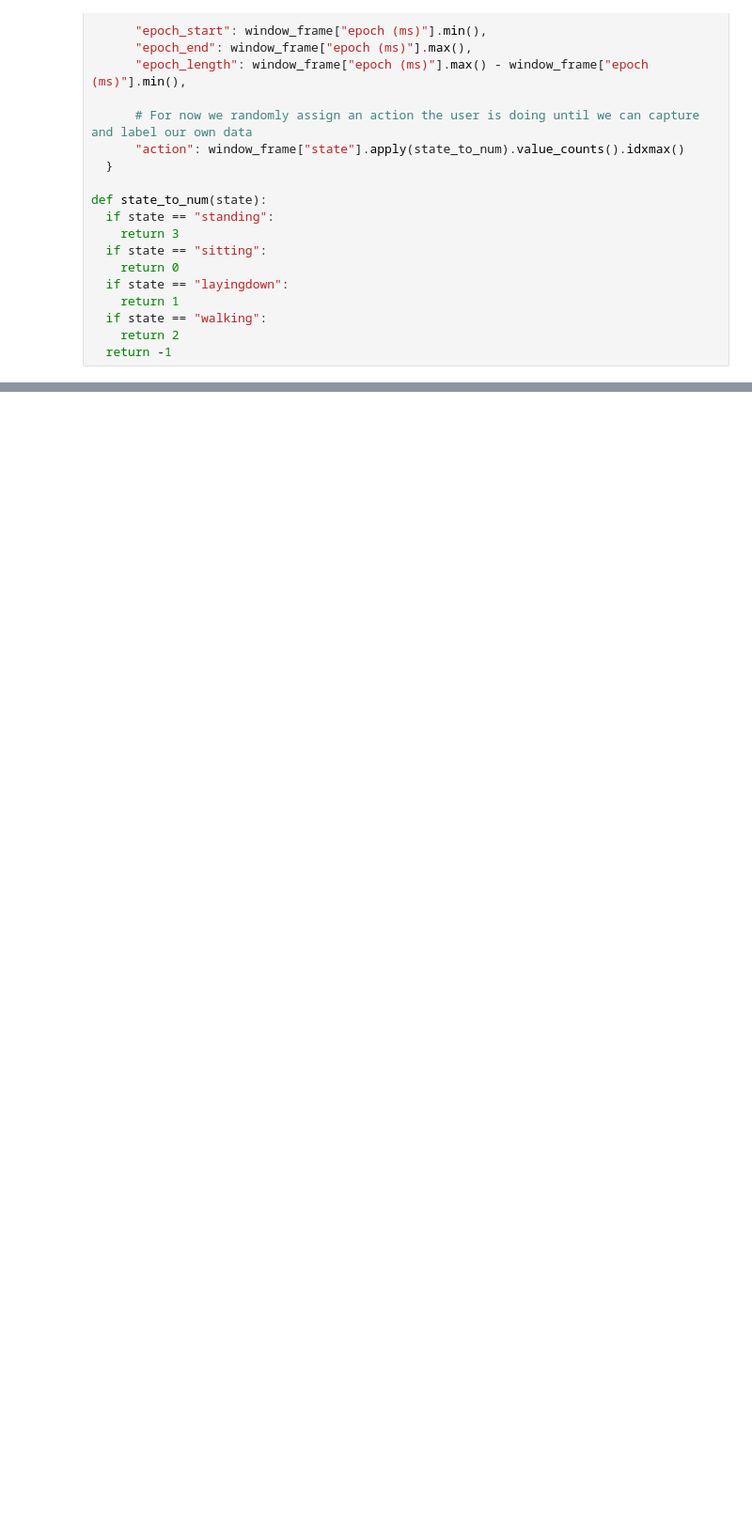
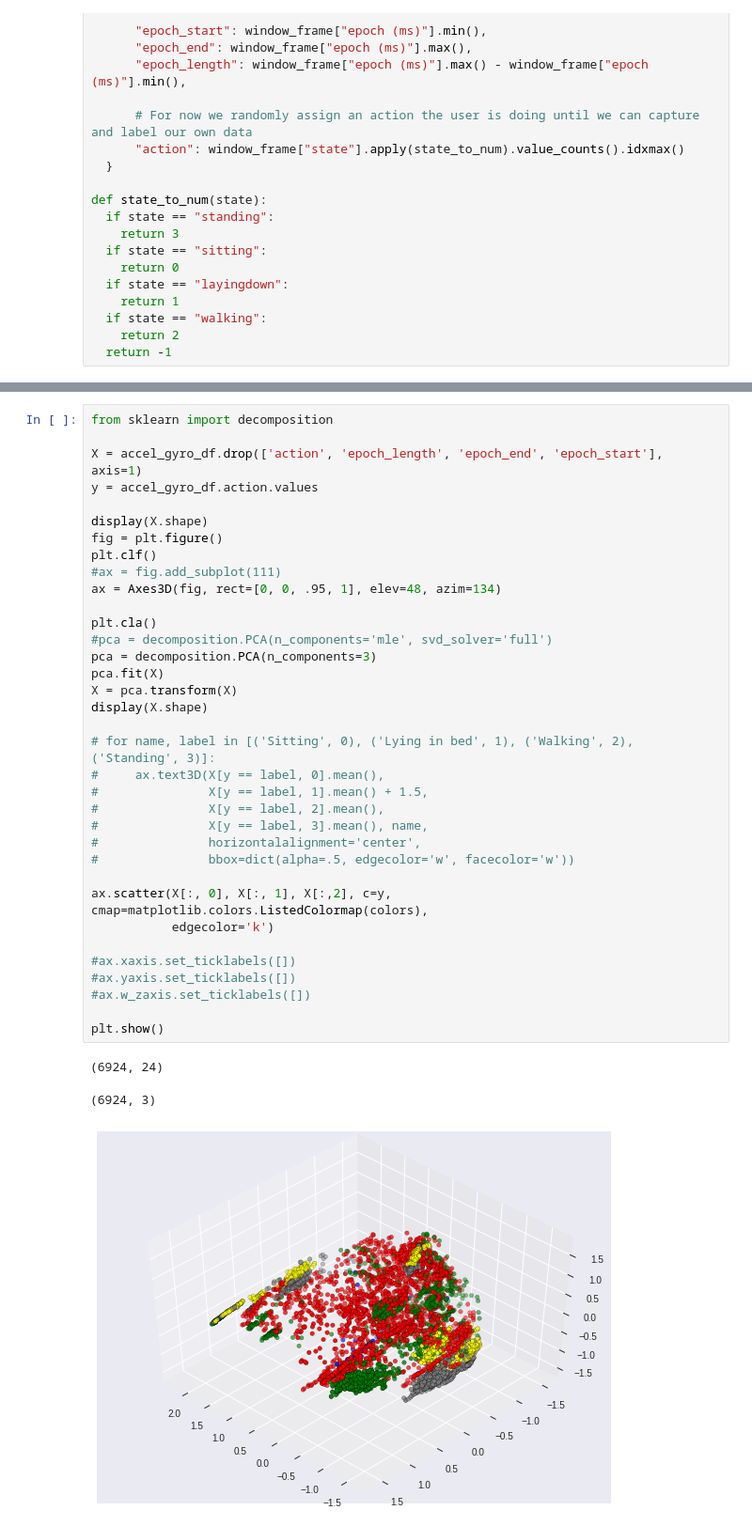
Before and after one commit to pgunasekara/mobilityai, a Jupyter notebook: machine_learning/macmobile.ipynb, the cells around one changed output, grey strips where cells are left out. Shown: that part at 94% size. Drawn from its saved outputs; the diff is of its cells as text; blank space fills up the shorter version.

```diff
--- a/machine_learning/macmobile.ipynb
+++ b/machine_learning/macmobile.ipynb
@@ -350,3 +403,42 @@ plt.show()
+# %%
+from sklearn import decomposition
+
+X = accel_gyro_df.drop(['action', 'epoch_length', 'epoch_end', 'epoch_start'], axis=1)
+y = accel_gyro_df.action.values
+
+display(X.shape)
+fig = plt.figure()
+plt.clf()
+#ax = fig.add_subplot(111)
+ax = Axes3D(fig, rect=[0, 0, .95, 1], elev=48, azim=134)
+
+plt.cla()
+#pca = decomposition.PCA(n_components='mle', svd_solver='full')
+pca = decomposition.PCA(n_components=3)
+pca.fit(X)
+X = pca.transform(X)
+display(X.shape)
+
+# for name, label in [('Sitting', 0), ('Lying in bed', 1), ('Walking', 2), ('Standing', 3)]:
+#     ax.text3D(X[y == label, 0].mean(),
+#               X[y == label, 1].mean() + 1.5,
+#               X[y == label, 2].mean(),
+#               X[y == label, 3].mean(), name,
+#               horizontalalignment='center',
+#               bbox=dict(alpha=.5, edgecolor='w', facecolor='w'))
+
+ax.scatter(X[:, 0], X[:, 1], X[:,2], c=y, cmap=matplotlib.colors.ListedColormap(colors),
+           edgecolor='k')
+
+#ax.xaxis.set_ticklabels([])
+#ax.yaxis.set_ticklabels([])
+#ax.w_zaxis.set_ticklabels([])
+
+plt.show()
+# %% [output]
+(6924, 24)
+(6924, 3)
+[figure, added]
 # %%
 fig = plt.figure()
 ax = fig.add_subplot(221)
```
Also changed, not shown: parts of 11 cells of this notebook.
